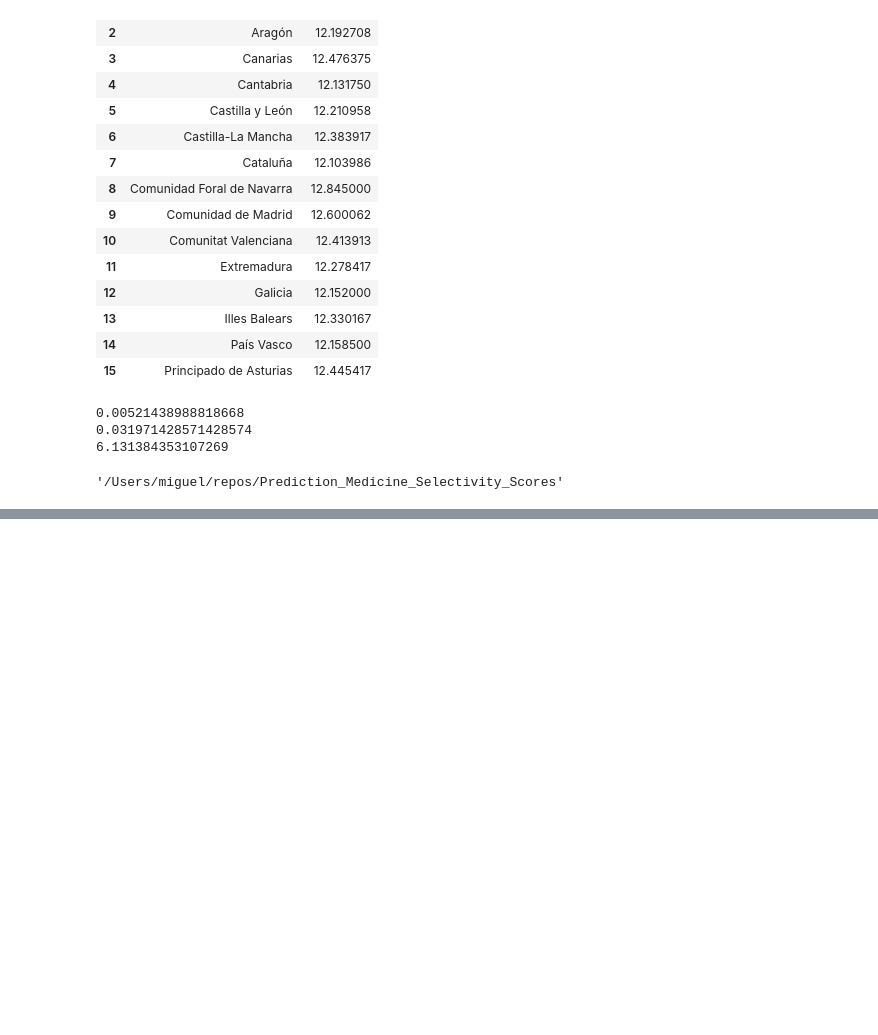
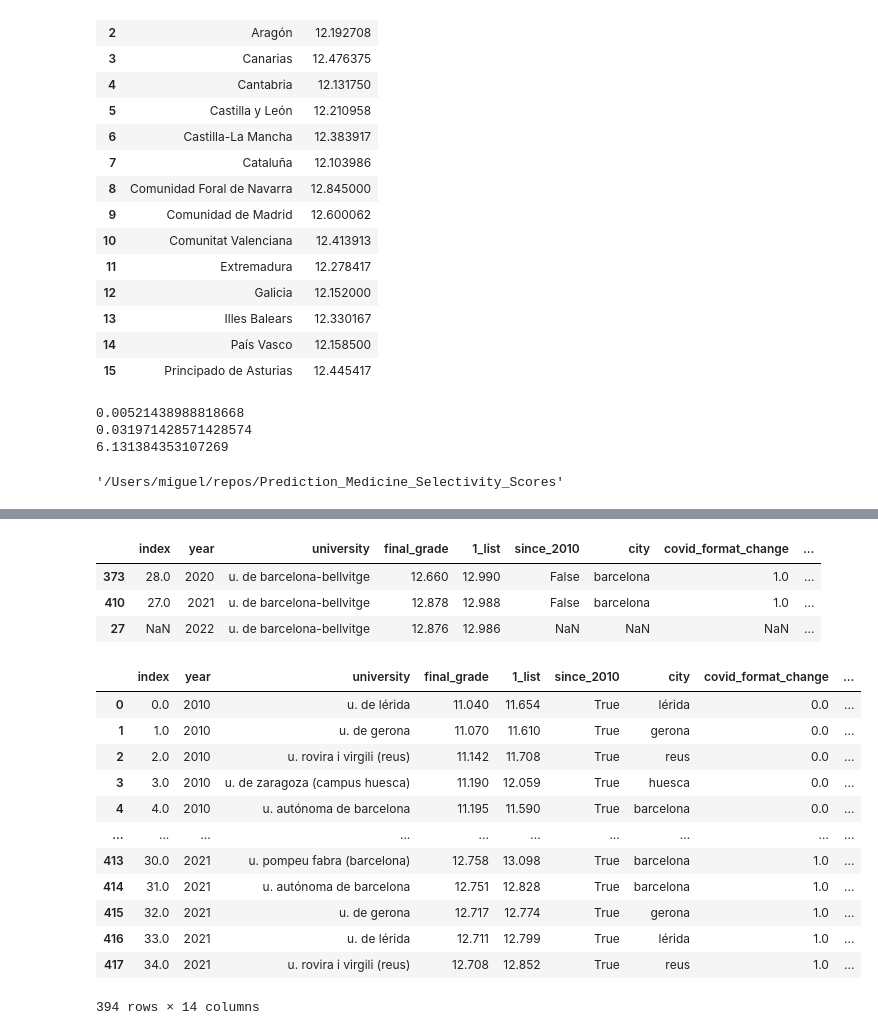
Before and after one commit to MiguelMonederoRubio/MasterDataScience_FinalProject_TFM, a Jupyter notebook: Prediction_Medicine_Selectivity_Scores.ipynb, the cells around one changed output, grey strips where cells are left out. Saved outputs shown, nothing was run; the diff lists cells and outputs as text; code cells hidden in the pictures; blank space fills up the shorter version.

```diff
--- a/Prediction_Medicine_Selectivity_Scores.ipynb
+++ b/Prediction_Medicine_Selectivity_Scores.ipynb
@@ -856,15 +856,6 @@ dfs_unified[dfs_unified['CCAA'] == '']
 | 32 | NaN | 2022 | u. de gerona | 12.731 | 12.788 | NaN | NaN | NaN | ... |
 | 33 | NaN | 2022 | u. de lérida | 12.720 | 12.808 | NaN | NaN | NaN | ... |
 | 34 | NaN | 2022 | u. rovira i virgili (reus) | 12.731 | 12.875 | NaN | NaN | NaN | ... |
-# %%
-dfs_unified['acom_code'] = ''
-dfs_unified['acom_code'] = np.where(dfs_unified['CCAA'] == 'Aragón', '02', dfs_unified['acom_code'])
-dfs_unified['acom_code'] = np.where(dfs_unified['CCAA'] == 'Cataluña', '09', dfs_unified['acom_code'])
-dfs_unified['acom_code'] = np.where(dfs_unified['CCAA'] == 'Comunidad de Madrid', '13', dfs_unified['acom_code'])
-
-dfs_unified['avg_final_grade_CCAA'] = ''
-dfs_unified['avg_final_grade_CCAA'] = np.where(dfs_unified['CCAA'] == 'Comunidad de Madrid', 12.5 , dfs_unified['avg_final_grade_CCAA'])
-dfs_unified['avg_final_grade_CCAA'] = np.where(dfs_unified['CCAA'] == 'Aragón', 11.5 , dfs_unified['avg_final_grade_CCAA'])
 # %%
 dfs_unified['CCAA'].unique()
 # %% [output]
@@ -948,6 +1066,0 @@ array(['lérida', 'gerona', 'reus', 'huesca', 'barcelona', 'valladolid',
-# %%
-dfs_unified['CCAA'] = np.where(dfs_unified['city'] == 'lérida', 'Cataluña', dfs_unified['CCAA'])
-dfs_unified['CCAA'] = np.where(dfs_unified['city'] == 'gerona', 'Cataluña', dfs_unified['CCAA'])
-dfs_unified['CCAA'] = np.where(dfs_unified['city'] == 'reus', 'Cataluña', dfs_unified['CCAA'])
-dfs_unified['CCAA'] = np.where(dfs_unified['city'] == 'huesca', 'Aragón', dfs_unified['CCAA'])
-dfs_unified['CCAA'] = np.where(dfs_unified['city'] == 'barcelona', 'Cataluña', dfs_unified['CCAA'])
@@ -968,0 +1122,25 @@ prueba
+# %%
+dfs_unified[dfs_unified['university'] == 'u. de barcelona-bellvitge']
+# %% [output]
+|  | index | year | university | final_grade | 1_list | since_2010 | city | covid_format_change | ... |
+| 373 | 28.0 | 2020 | u. de barcelona-bellvitge | 12.660 | 12.990 | False | barcelona | 1.0 | ... |
+| 410 | 27.0 | 2021 | u. de barcelona-bellvitge | 12.878 | 12.988 | False | barcelona | 1.0 | ... |
+| 27 | NaN | 2022 | u. de barcelona-bellvitge | 12.876 | 12.986 | NaN | NaN | NaN | ... |
+# %%
+# solo para probar
+#dfs_unified = dfs_unified[dfs_unified['year'] != 2022]
+dfs_unified
+# %% [output]
+|  | index | year | university | final_grade | 1_list | since_2010 | city | covid_format_change | ... |
+| 0 | 0.0 | 2010 | u. de lérida | 11.040 | 11.654 | True | lérida | 0.0 | ... |
+| 1 | 1.0 | 2010 | u. de gerona | 11.070 | 11.610 | True | gerona | 0.0 | ... |
+| 2 | 2.0 | 2010 | u. rovira i virgili (reus) | 11.142 | 11.708 | True | reus | 0.0 | ... |
+| 3 | 3.0 | 2010 | u. de zaragoza (campus huesca) | 11.190 | 12.059 | True | huesca | 0.0 | ... |
+| 4 | 4.0 | 2010 | u. autónoma de barcelona | 11.195 | 11.590 | True | barcelona | 0.0 | ... |
+| ... | ... | ... | ... | ... | ... | ... | ... | ... | ... |
+| 413 | 30.0 | 2021 | u. pompeu fabra (barcelona) | 12.758 | 13.098 | True | barcelona | 1.0 | ... |
+| 414 | 31.0 | 2021 | u. autónoma de barcelona | 12.751 | 12.828 | True | barcelona | 1.0 | ... |
+| 415 | 32.0 | 2021 | u. de gerona | 12.717 | 12.774 | True | gerona | 1.0 | ... |
+| 416 | 33.0 | 2021 | u. de lérida | 12.711 | 12.799 | True | lérida | 1.0 | ... |
+| 417 | 34.0 | 2021 | u. rovira i virgili (reus) | 12.708 | 12.852 | True | reus | 1.0 | ... |
+394 rows × 14 columns
```
Also changed, not shown: parts of 31 cells of this notebook, 3 other files.
